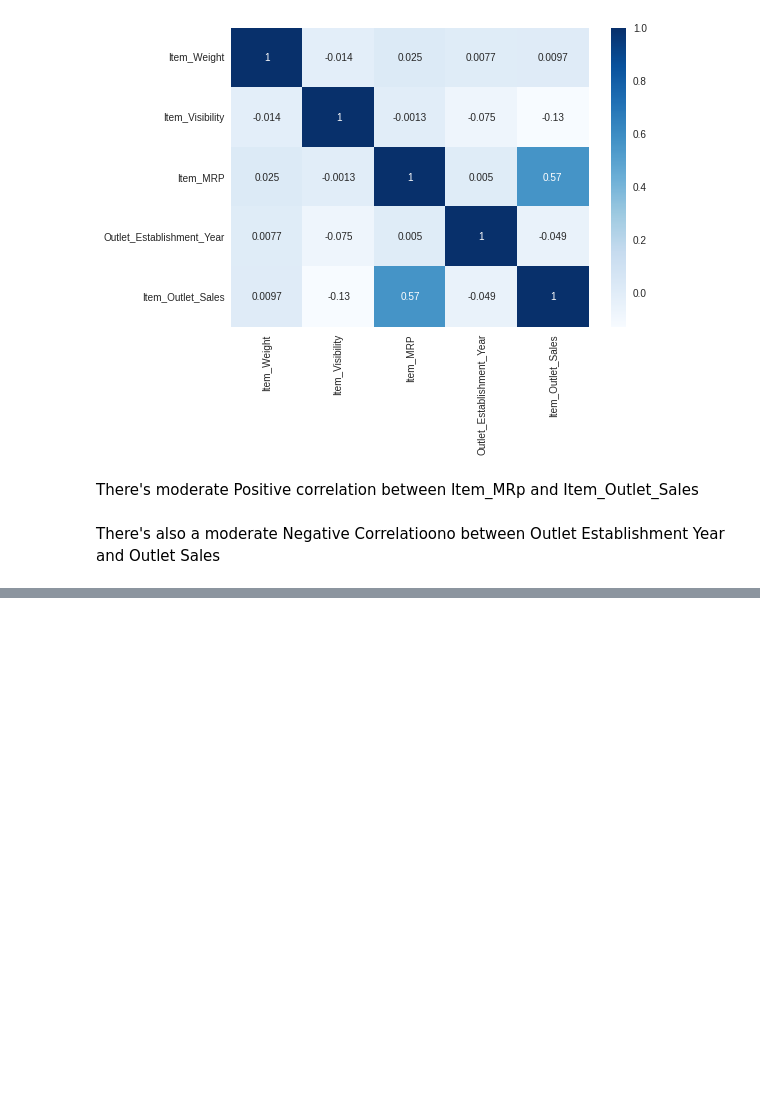
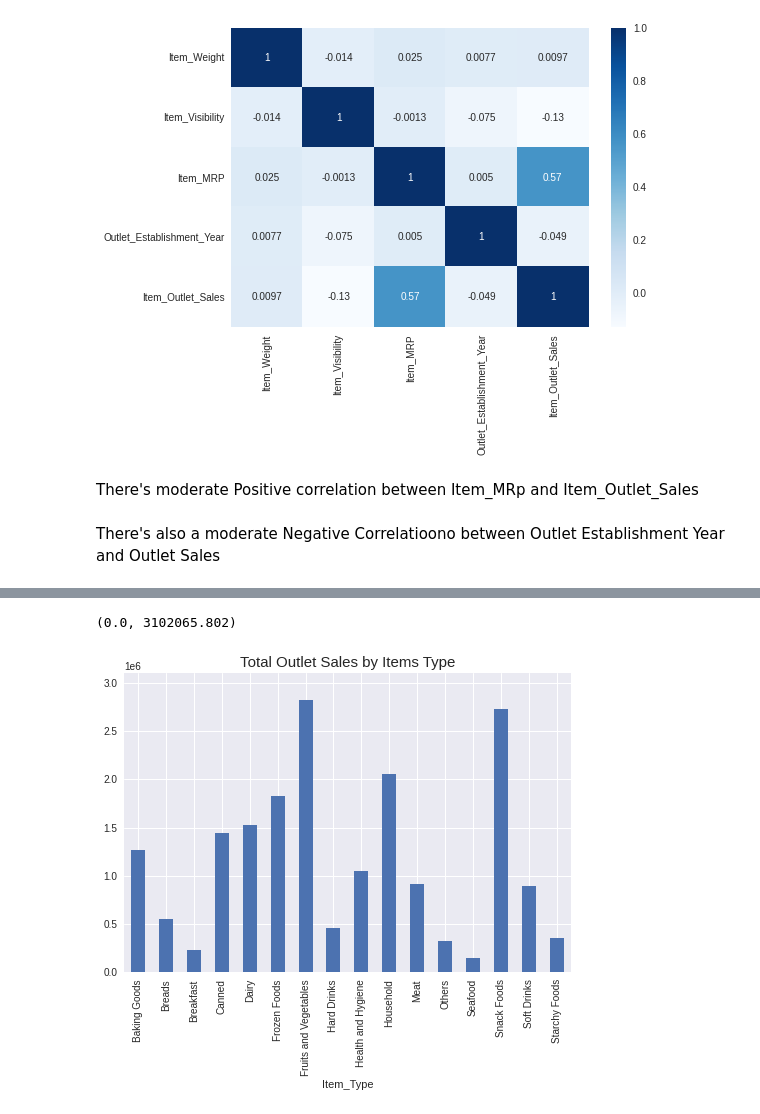
Before and after one commit to gatimo256/sales-predictions, a Jupyter notebook: Sales_Predictions.ipynb, the cells around one changed output, grey strips where cells are left out. Saved outputs shown, nothing was run; the diff lists cells and outputs as text; code cells hidden in the pictures; blank space fills up the shorter version.

```diff
--- a/Sales_Predictions.ipynb
+++ b/Sales_Predictions.ipynb
@@ -503,0 +520,4 @@ There's also a moderate Negative Correlatioono between Outlet Establishment Year
+# %%
+#Create a data from for only Item Type and Item_Outlet Sales
+df1 = pd.DataFrame(df.loc[:,['Item_Type','Item_Outlet_Sales']])
+df1
@@ -503,0 +542,6 @@ There's also a moderate Negative Correlatioono between Outlet Establishment Year
+# %%
+#Lets see the total sum Item Outlet Sales of each Item Type
+item_sales_by_outlet = df1.groupby('Item_Type')['Item_Outlet_Sales'].sum()
+item_sales_by_outlet = item_sales_by_outlet.round(2)
+
+item_sales_by_outlet
@@ -503,0 +567,9 @@ There's also a moderate Negative Correlatioono between Outlet Establishment Year
+# %%
+#plot a simple bar graph
+item_sales_by_outlet.plot(kind='bar')
+plt.title('Total Outlet Sales by Items Type', fontsize =15)
+
+plt.ylim(0, item_sales_by_outlet.max()*1.1)  # set the upper limit to 10% higher than the maximum value
+# %% [output]
+(0.0, 3102065.802)
+[figure, added]
```
Also changed, not shown: parts of 16 cells of this notebook.
